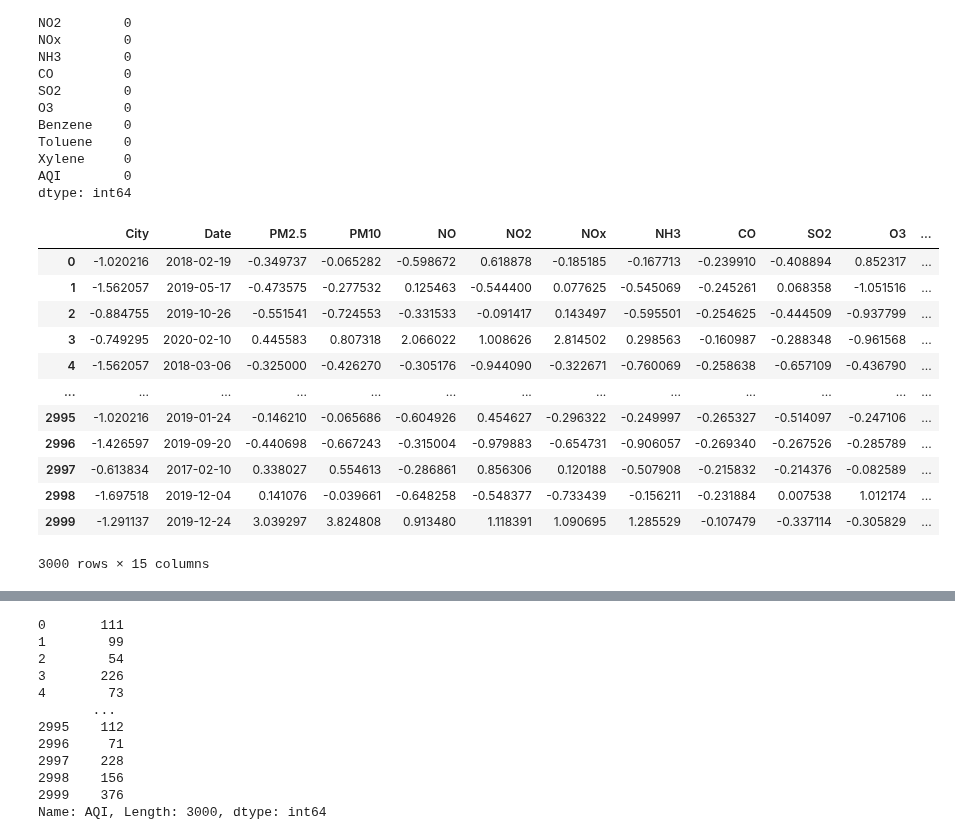
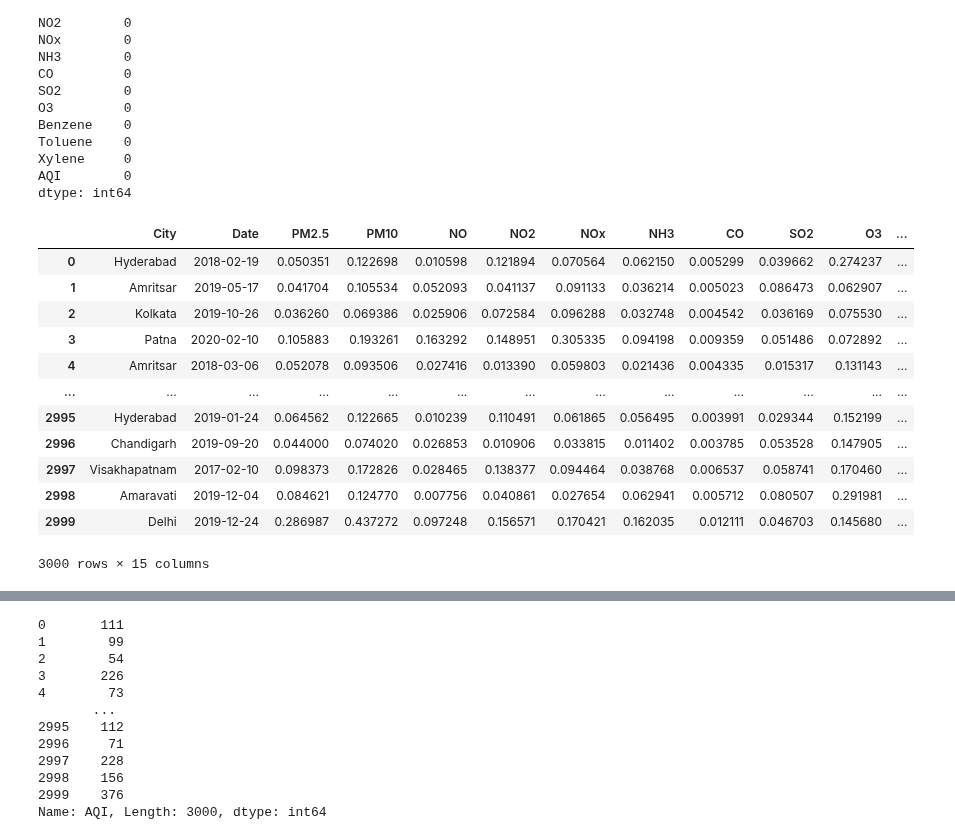
Before and after one commit to Somobroto-Das/Neural-Net, a Jupyter notebook: Neuralnet/neuralnet.ipynb, the cells around one changed output, grey strips where cells are left out. Cells and saved outputs as stored; diff of their text form; code cells hidden in the pictures.

```diff
--- a/Neuralnet/neuralnet.ipynb
+++ b/Neuralnet/neuralnet.ipynb
@@ -245,3 +146,3 @@ In[20]:
 # %%
-x = df.drop(['AQI'],axis = "columns")
+x = df.drop(['AQI'],axis = 1)
 y = df['AQI']
@@ -290,2 +182,0 @@ In[24]:
-# %%
-xtrain=scaler.fit_transform(xtrain)
@@ -297,0 +183,2 @@ In[36]:
+# %%
+xtrain[['PM2.5','PM10','NO','NO2','NOx','NH3','CO','SO2','O3','Toluene','Xylene']]=scaler.fit_transform(xtrain[['PM2.5','PM10','NO','NO2','NOx','NH3','CO','SO2','O3','Toluene','Xylene']])
@@ -391,25 +275,21 @@ Toluene    0
 Xylene     0
 AQI        0
 dtype: int64
-# %%
-from sklearn.preprocessing import LabelEncoder
-label_encoder = LabelEncoder()
-df2['City']=label_encoder.fit_transform(df2['City'])
 # %%
-df2[['City','PM2.5','PM10','NO','NO2','NOx','NH3','CO','SO2','O3','Toluene','Xylene']] = scaler.transform(df2[['City','PM2.5','PM10','NO','NO2','NOx','NH3','CO','SO2','O3','Toluene','Xylene']])
+df2[['PM2.5','PM10','NO','NO2','NOx','NH3','CO','SO2','O3','Toluene','Xylene']] = scaler.transform(df2[['PM2.5','PM10','NO','NO2','NOx','NH3','CO','SO2','O3','Toluene','Xylene']])
 df2
 # %% [output]
 |  | City | Date | PM2.5 | PM10 | NO | NO2 | NOx | NH3 | CO | SO2 | O3 | ... |
-| 0 | -1.020216 | 2018-02-19 | -0.349737 | -0.065282 | -0.598672 | 0.618878 | -0.185185 | -0.167713 | -0.239910 | -0.408894 | 0.852317 | ... |
-| 1 | -1.562057 | 2019-05-17 | -0.473575 | -0.277532 | 0.125463 | -0.544400 | 0.077625 | -0.545069 | -0.245261 | 0.068358 | -1.051516 | ... |
-| 2 | -0.884755 | 2019-10-26 | -0.551541 | -0.724553 | -0.331533 | -0.091417 | 0.143497 | -0.595501 | -0.254625 | -0.444509 | -0.937799 | ... |
-| 3 | -0.749295 | 2020-02-10 | 0.445583 | 0.807318 | 2.066022 | 1.008626 | 2.814502 | 0.298563 | -0.160987 | -0.288348 | -0.961568 | ... |
-| 4 | -1.562057 | 2018-03-06 | -0.325000 | -0.426270 | -0.305176 | -0.944090 | -0.322671 | -0.760069 | -0.258638 | -0.657109 | -0.436790 | ... |
+| 0 | Hyderabad | 2018-02-19 | 0.050351 | 0.122698 | 0.010598 | 0.121894 | 0.070564 | 0.062150 | 0.005299 | 0.039662 | 0.274237 | ... |
+| 1 | Amritsar | 2019-05-17 | 0.041704 | 0.105534 | 0.052093 | 0.041137 | 0.091133 | 0.036214 | 0.005023 | 0.086473 | 0.062907 | ... |
+| 2 | Kolkata | 2019-10-26 | 0.036260 | 0.069386 | 0.025906 | 0.072584 | 0.096288 | 0.032748 | 0.004542 | 0.036169 | 0.075530 | ... |
+| 3 | Patna | 2020-02-10 | 0.105883 | 0.193261 | 0.163292 | 0.148951 | 0.305335 | 0.094198 | 0.009359 | 0.051486 | 0.072892 | ... |
+| 4 | Amritsar | 2018-03-06 | 0.052078 | 0.093506 | 0.027416 | 0.013390 | 0.059803 | 0.021436 | 0.004335 | 0.015317 | 0.131143 | ... |
 | ... | ... | ... | ... | ... | ... | ... | ... | ... | ... | ... | ... | ... |
-| 2995 | -1.020216 | 2019-01-24 | -0.146210 | -0.065686 | -0.604926 | 0.454627 | -0.296322 | -0.249997 | -0.265327 | -0.514097 | -0.247106 | ... |
-| 2996 | -1.426597 | 2019-09-20 | -0.440698 | -0.667243 | -0.315004 | -0.979883 | -0.654731 | -0.906057 | -0.269340 | -0.267526 | -0.285789 | ... |
-| 2997 | -0.613834 | 2017-02-10 | 0.338027 | 0.554613 | -0.286861 | 0.856306 | 0.120188 | -0.507908 | -0.215832 | -0.214376 | -0.082589 | ... |
-| 2998 | -1.697518 | 2019-12-04 | 0.141076 | -0.039661 | -0.648258 | -0.548377 | -0.733439 | -0.156211 | -0.231884 | 0.007538 | 1.012174 | ... |
-| 2999 | -1.291137 | 2019-12-24 | 3.039297 | 3.824808 | 0.913480 | 1.118391 | 1.090695 | 1.285529 | -0.107479 | -0.337114 | -0.305829 | ... |
+| 2995 | Hyderabad | 2019-01-24 | 0.064562 | 0.122665 | 0.010239 | 0.110491 | 0.061865 | 0.056495 | 0.003991 | 0.029344 | 0.152199 | ... |
+| 2996 | Chandigarh | 2019-09-20 | 0.044000 | 0.074020 | 0.026853 | 0.010906 | 0.033815 | 0.011402 | 0.003785 | 0.053528 | 0.147905 | ... |
+| 2997 | Visakhapatnam | 2017-02-10 | 0.098373 | 0.172826 | 0.028465 | 0.138377 | 0.094464 | 0.038768 | 0.006537 | 0.058741 | 0.170460 | ... |
+| 2998 | Amaravati | 2019-12-04 | 0.084621 | 0.124770 | 0.007756 | 0.040861 | 0.027654 | 0.062941 | 0.005712 | 0.080507 | 0.291981 | ... |
+| 2999 | Delhi | 2019-12-24 | 0.286987 | 0.437272 | 0.097248 | 0.156571 | 0.170421 | 0.162035 | 0.012111 | 0.046703 | 0.145680 | ... |
 3000 rows × 15 columns
 # %%
```
Also changed, not shown: parts of 54 cells of this notebook.
